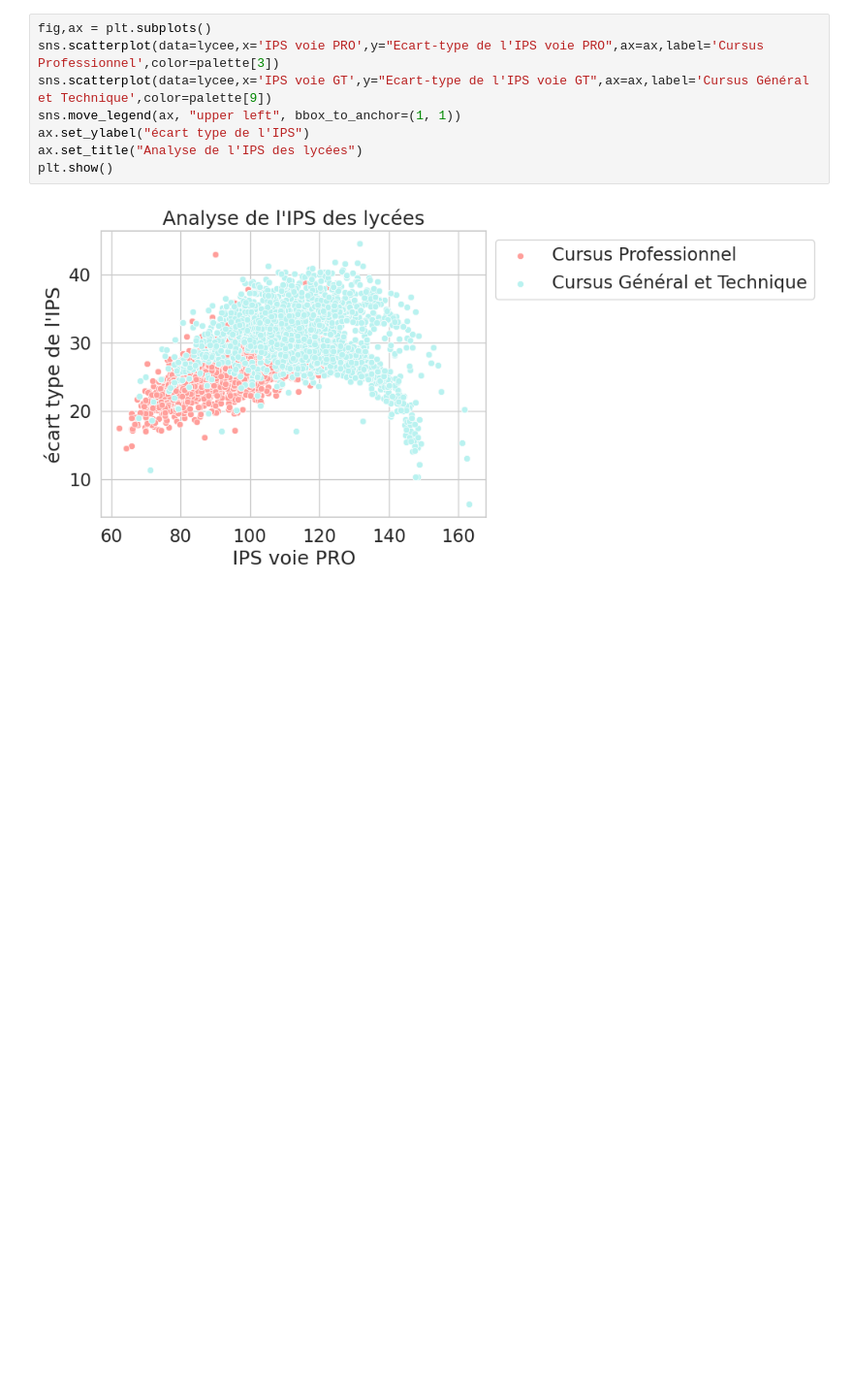
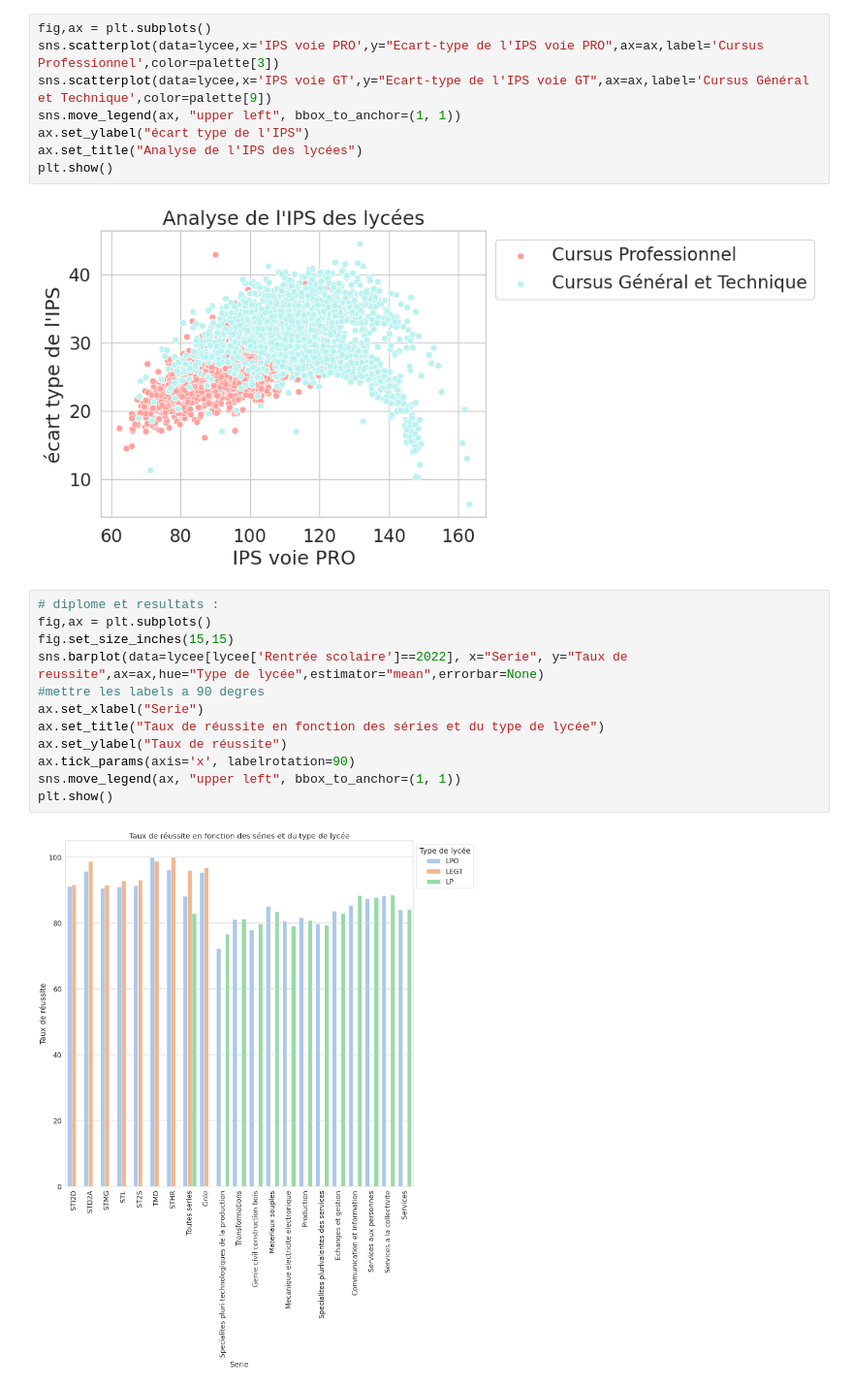
Before and after one commit to barrmath/data_educ, a Jupyter notebook: Analyse finale.ipynb, the cells around one changed output. Shown at 97% size. Drawn from its saved outputs; the diff is of its cells as text; blank space fills up the shorter version.

```diff
--- a/Analyse finale.ipynb
+++ b/Analyse finale.ipynb
@@ -384,3 +386,17 @@ ax.set_title("Analyse de l'IPS des lycées")
 plt.show()
 # %% [output]
 [figure]
+# %%
+# diplome et resultats :
+fig,ax = plt.subplots()
+fig.set_size_inches(15,15)
+sns.barplot(data=lycee[lycee['Rentrée scolaire']==2022], x="Serie", y="Taux de reussite",ax=ax,hue="Type de lycée",estimator="mean",errorbar=None)
+#mettre les labels a 90 degres
+ax.set_xlabel("Serie")
+ax.set_title("Taux de réussite en fonction des séries et du type de lycée")
+ax.set_ylabel("Taux de réussite")
+ax.tick_params(axis='x', labelrotation=90)
+sns.move_legend(ax, "upper left", bbox_to_anchor=(1, 1))
+plt.show()
+# %% [output]
+[figure, added]
```
Also changed, not shown: parts of 11 cells of this notebook, 1 other file.
